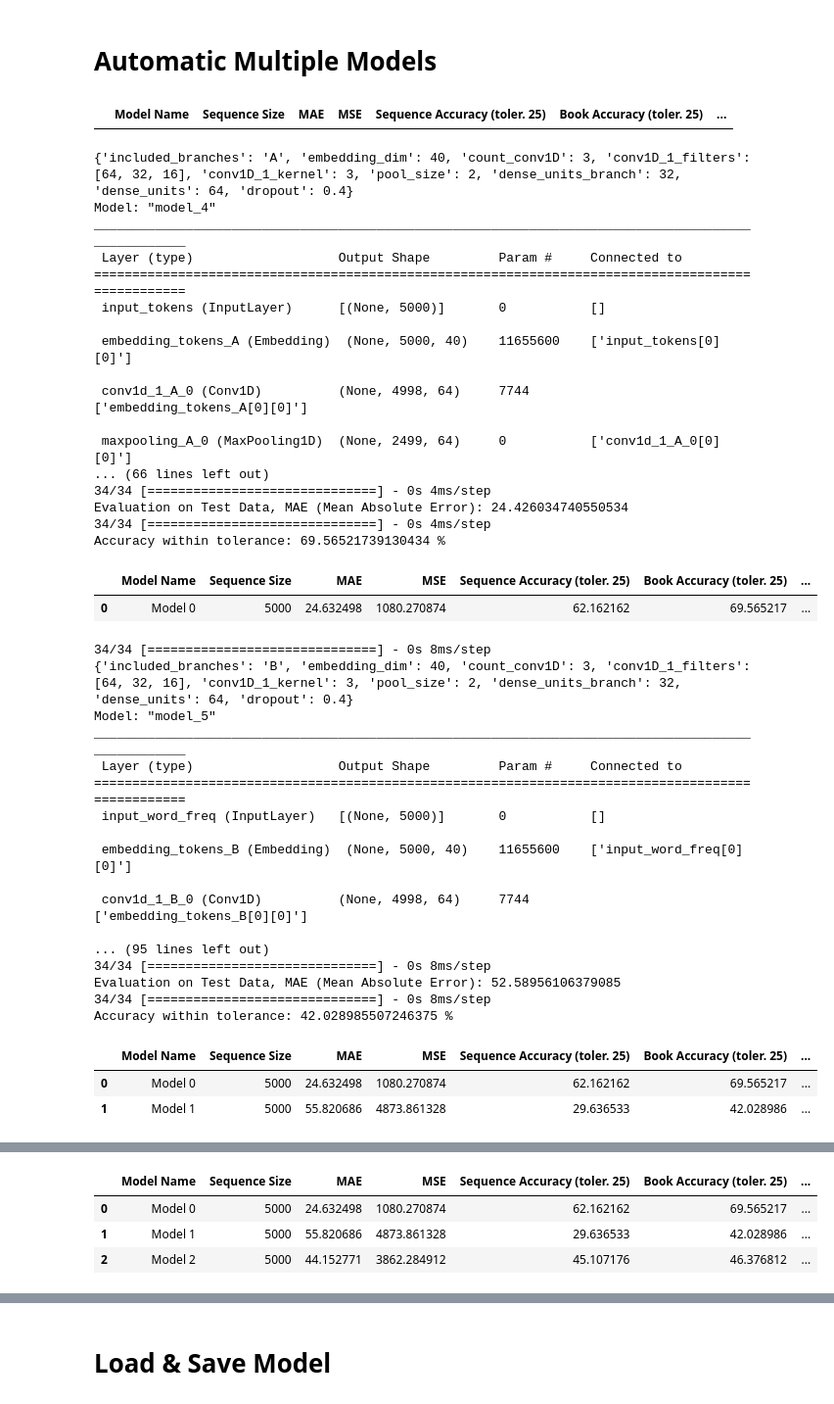
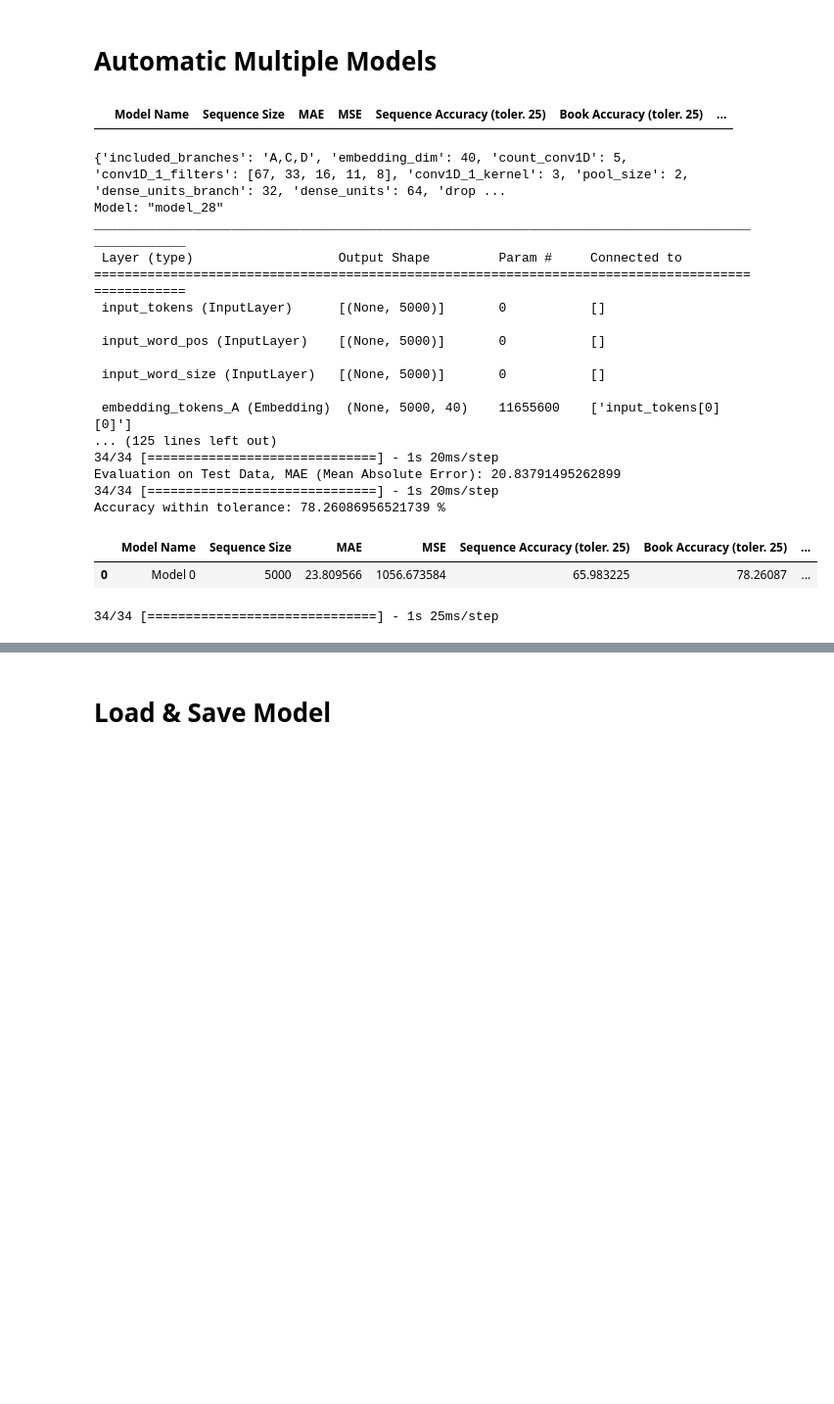
Before and after one commit to dorianGT/Text-Datation-With-CNN, a Jupyter notebook: Main_TER.ipynb, the cells around one changed output, grey strips where cells are left out. Shown: that part at 98% size. Cells and saved outputs as stored; diff of their text form; code cells hidden in the pictures; blank space fills up the shorter version.

```diff
--- a/Main_TER.ipynb
+++ b/Main_TER.ipynb
@@ -987,13 +1123,13 @@ def create_csv_data(csv_name):
 
     display(df_models)
 # %%
-utils.set_random_seed(420)
+utils.set_random_seed(42)
 
 train = [data_trainA,data_trainB,data_trainC,data_trainD]
 val = [data_valA,data_valB,data_valC,data_valD]
 test = [data_testA,data_testB,data_testC,data_testD]
 
-date = "01_05_2"
+date = "01_05_7"
 csv_path_model_params = 'csv/model_params.csv'
 df_model_params = pd.read_csv(csv_path_model_params)
 csv_results_name = f'csv_results_{date}'
@@ -1041,62 +1177,43 @@ for idx, row in df_model_params.iterrows():
 
     df_to_save['Predicted'] = seq_book['Predicted']
     # Calculer l'écart entre les valeurs réelles et prédictes
     df_to_save['Difference'] = df_to_save['Year'] - df_to_save['Predicted']
 
     df_to_save.to_csv(f'{save_dir}/df_test.csv', index=False)
 
     add_data_to_csv(max_len,mae_test,loss_test,accuracy_within_tolerance_sequence,accuracy_within_tolerance_book,
                         params,model_name,csv_results_name)
 
     #Sauvegarder le modèle complet au format HDF5
     model.save(f'{save_dir}/model.h5')
 
     with open(f'{save_dir}/history.json', 'wb') as file_pi:
         pickle.dump(history.history, file_pi)
 
     save_model_plot(history,model,test,y_test,save_dir,predicted_book_date,true_book_date,df_to_save)
 
     plot_model(model, show_shapes=True, to_file=f'{save_dir}/architecture.png')
 
     ind+=1
 # %% [output]
 |  | Model Name | Sequence Size | MAE | MSE | Sequence Accuracy (toler. 25) | Book Accuracy (toler. 25) | ... |
-{'included_branches': 'A', 'embedding_dim': 40, 'count_conv1D': 3, 'conv1D_1_filters': [64, 32, 16], 'conv1D_1_kernel': 3, 'pool_size': 2, 'dense_units_branch': 32, 'dense_units': 64, 'dropout': 0.4}
-Model: "model_4"
+{'included_branches': 'A,C,D', 'embedding_dim': 40, 'count_conv1D': 5, 'conv1D_1_filters': [67, 33, 16, 11, 8], 'conv1D_1_kernel': 3, 'pool_size': 2, 'dense_units_branch': 32, 'dense_units': 64, 'drop ...
+Model: "model_28"
 __________________________________________________________________________________________________
  Layer (type)                   Output Shape         Param #     Connected to
 ==================================================================================================
  input_tokens (InputLayer)      [(None, 5000)]       0           []
 
+ input_word_pos (InputLayer)    [(None, 5000)]       0           []
+
+ input_word_size (InputLayer)   [(None, 5000)]       0           []
+
  embedding_tokens_A (Embedding)  (None, 5000, 40)    11655600    ['input_tokens[0][0]']
-
- conv1d_1_A_0 (Conv1D)          (None, 4998, 64)     7744        ['embedding_tokens_A[0][0]']
-
- maxpooling_A_0 (MaxPooling1D)  (None, 2499, 64)     0           ['conv1d_1_A_0[0][0]']
-... (66 lines left out)
-34/34 [==============================] - 0s 4ms/step
-Evaluation on Test Data, MAE (Mean Absolute Error): 24.426034740550534
-34/34 [==============================] - 0s 4ms/step
-Accuracy within tolerance: 69.56521739130434 %
+... (125 lines left out)
+34/34 [==============================] - 1s 20ms/step
+Evaluation on Test Data, MAE (Mean Absolute Error): 20.83791495262899
+34/34 [==============================] - 1s 20ms/step
+Accuracy within tolerance: 78.26086956521739 %
 |  | Model Name | Sequence Size | MAE | MSE | Sequence Accuracy (toler. 25) | Book Accuracy (toler. 25) | ... |
-| 0 | Model 0 | 5000 | 24.632498 | 1080.270874 | 62.162162 | 69.565217 | ... |
+| 0 | Model 0 | 5000 | 23.809566 | 1056.673584 | 65.983225 | 78.26087 | ... |
-34/34 [==============================] - 0s 8ms/step
-{'included_branches': 'B', 'embedding_dim': 40, 'count_conv1D': 3, 'conv1D_1_filters': [64, 32, 16], 'conv1D_1_kernel': 3, 'pool_size': 2, 'dense_units_branch': 32, 'dense_units': 64, 'dropout': 0.4}
-Model: "model_5"
-__________________________________________________________________________________________________
- Layer (type)                   Output Shape         Param #     Connected to
-==================================================================================================
- input_word_freq (InputLayer)   [(None, 5000)]       0           []
-
- embedding_tokens_B (Embedding)  (None, 5000, 40)    11655600    ['input_word_freq[0][0]']
-
- conv1d_1_B_0 (Conv1D)          (None, 4998, 64)     7744        ['embedding_tokens_B[0][0]']
-
-... (95 lines left out)
-34/34 [==============================] - 0s 8ms/step
-Evaluation on Test Data, MAE (Mean Absolute Error): 52.58956106379085
-34/34 [==============================] - 0s 8ms/step
-Accuracy within tolerance: 42.028985507246375 %
+34/34 [==============================] - 1s 25ms/step
-|  | Model Name | Sequence Size | MAE | MSE | Sequence Accuracy (toler. 25) | Book Accuracy (toler. 25) | ... |
-| 0 | Model 0 | 5000 | 24.632498 | 1080.270874 | 62.162162 | 69.565217 | ... |
-| 1 | Model 1 | 5000 | 55.820686 | 4873.861328 | 29.636533 | 42.028986 | ... |
@@ -1120,4 +1219,0 @@ Accuracy within tolerance: 46.3768115942029 %
-|  | Model Name | Sequence Size | MAE | MSE | Sequence Accuracy (toler. 25) | Book Accuracy (toler. 25) | ... |
-| 0 | Model 0 | 5000 | 24.632498 | 1080.270874 | 62.162162 | 69.565217 | ... |
-| 1 | Model 1 | 5000 | 55.820686 | 4873.861328 | 29.636533 | 42.028986 | ... |
-| 2 | Model 2 | 5000 | 44.152771 | 3862.284912 | 45.107176 | 46.376812 | ... |
```
Also changed, not shown: parts of 4 cells of this notebook.
